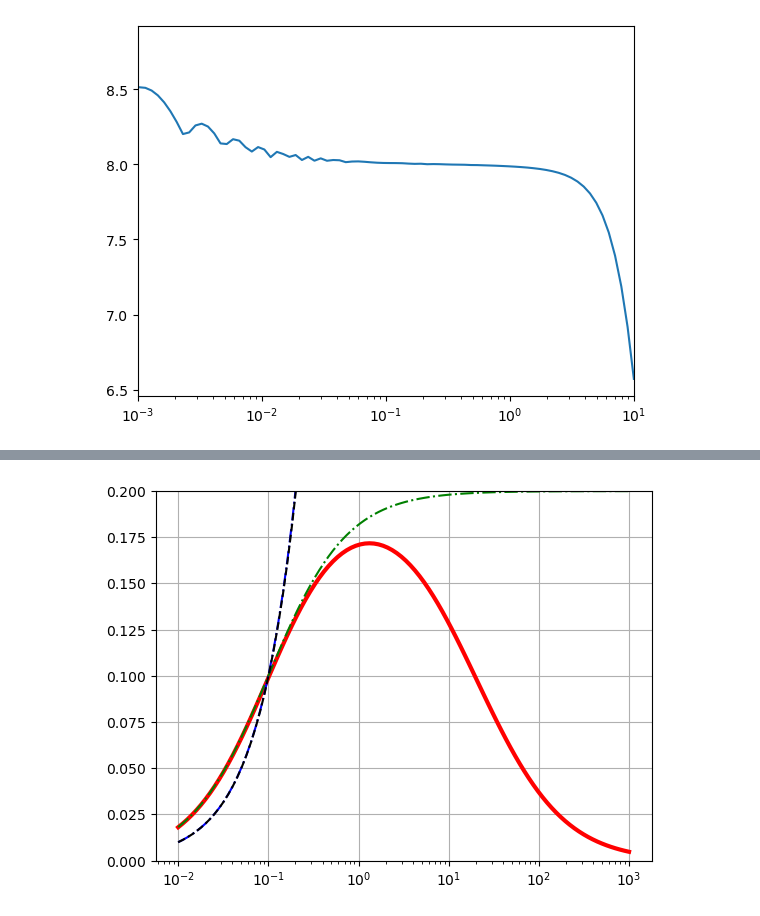
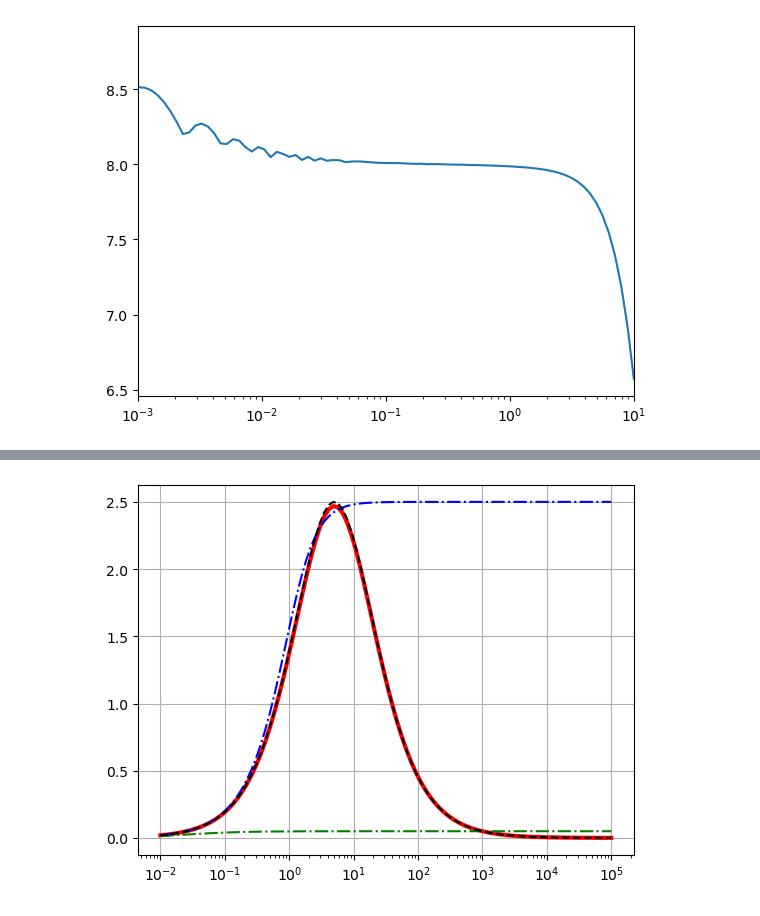
Before and after one commit to Daniele-PyBECTN/molecular_quantum_optics, a Jupyter notebook: Anomalous_saturation/gamma_trend.ipynb, the cells around one changed output, grey strips where cells are left out. Drawn from its saved outputs; the diff is of its cells as text; code cells hidden in the pictures.

```diff
--- a/Anomalous_saturation/gamma_trend.ipynb
+++ b/Anomalous_saturation/gamma_trend.ipynb
@@ -297,17 +297,17 @@ Drec = tensor(qeye(2), displace(Nv, -eta) )
 
 s0 = sigmam()
 
-vk = np.logspace(-2,3,100)
+vk = np.logspace(-2,5,100)
 vS = np.zeros(len(vk))
 gv = 20
 g = 1e-1
-Om = 1
-g0 = 1.
+Om = 1.
+g0 = 4.
 
-Delta = 10
+Delta = 0
 
 for nk, k in enumerate(vk):
-    c_jumps = [ g**.5 *s_, gv**.5 *b, (g0*k)**.5 *s_  ]
+    c_jumps = [ g**.5 *s_, gv**.5 *b, (g0*k)**.5 *b*s_  ]
     #H = Delta * s_.dag()*s_ - Delta*b.dag()*b + Om* (k)**.5 * ( b*s_ + (b*s_).dag() )
     H = Delta * s_.dag()*s_ - Delta*b.dag()*b + Om* (k)**.5 * ( b*s_ + (b*s_).dag() )
 
@@ -318,21 +329,21 @@ for nk, k in enumerate(vk):
 # %%
 Sa = 4*Om**2*vk/(g*gv)
 
 S00 = 4*Om**2*vk/(g*gv)/(1.+ (4*g0*vk/gv)**2 )**.5 * gv**2/(4*Delta**2 + gv**2)
 S11 = 4*Om**2*vk/(g*gv)/(1.+ (g0*vk/g) )
 
 S22 = Sa/(1.+ (g0*vk/gv) )**2 * (gv + g0*vk)**2/(4*Delta**2 + (gv + g0*vk)**2)
 
 plt.plot(vk, vS, color='red', linewidth=3)
 plt.plot(vk, S11, color='green', linestyle='-.')
 plt.plot(vk, S00, color='blue', linestyle='-.')
 plt.plot(vk, S22, linestyle='--', color='black' )
 
-plt.ylim(0,.2)
+#plt.ylim(0,250.)
 plt.xscale('log')
 plt.grid()
 # %% [output]
-[figure, old version]
+[figure, new version]
 # %%
 Sa = 4*Om**2/(g*gv)
 plt.plot(vk, (Sa/vS)**.5/(1.+(vk/gv) ) )
```
Also changed, not shown: parts of 2 cells of this notebook, 8 other files.
